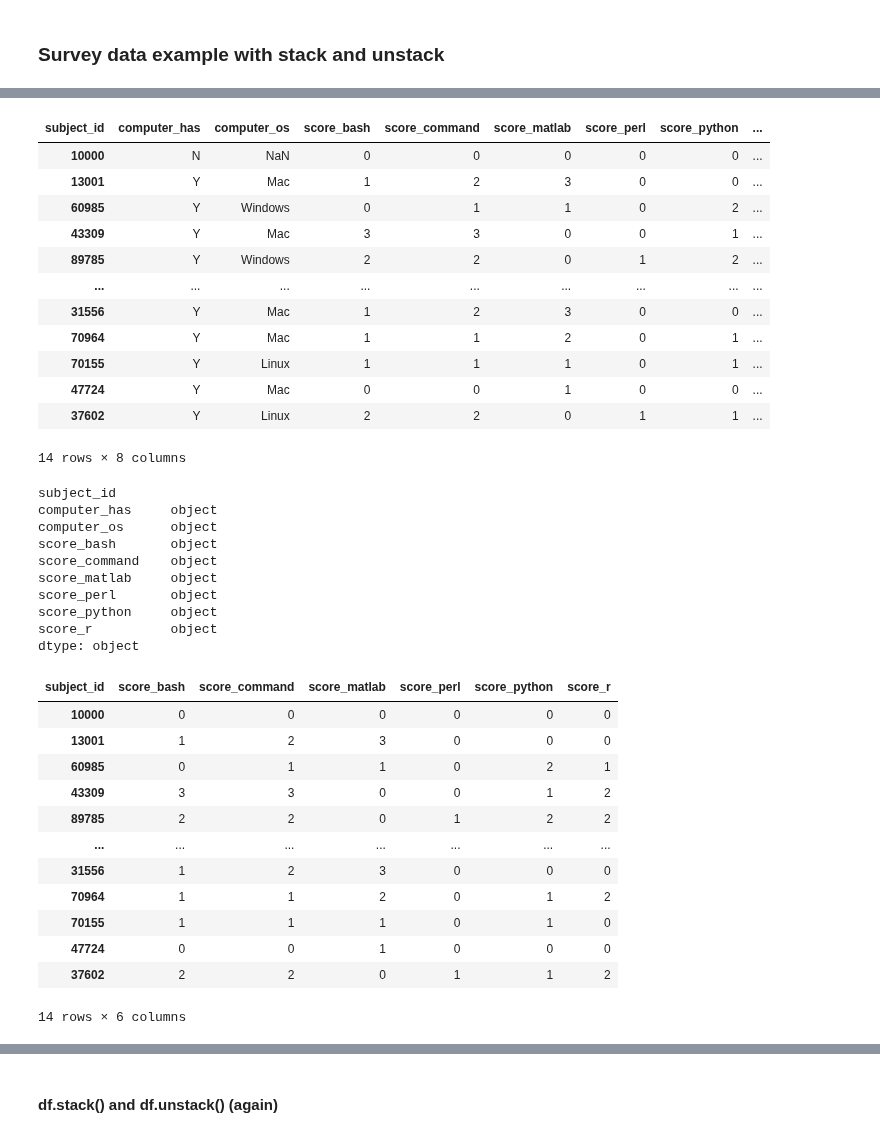
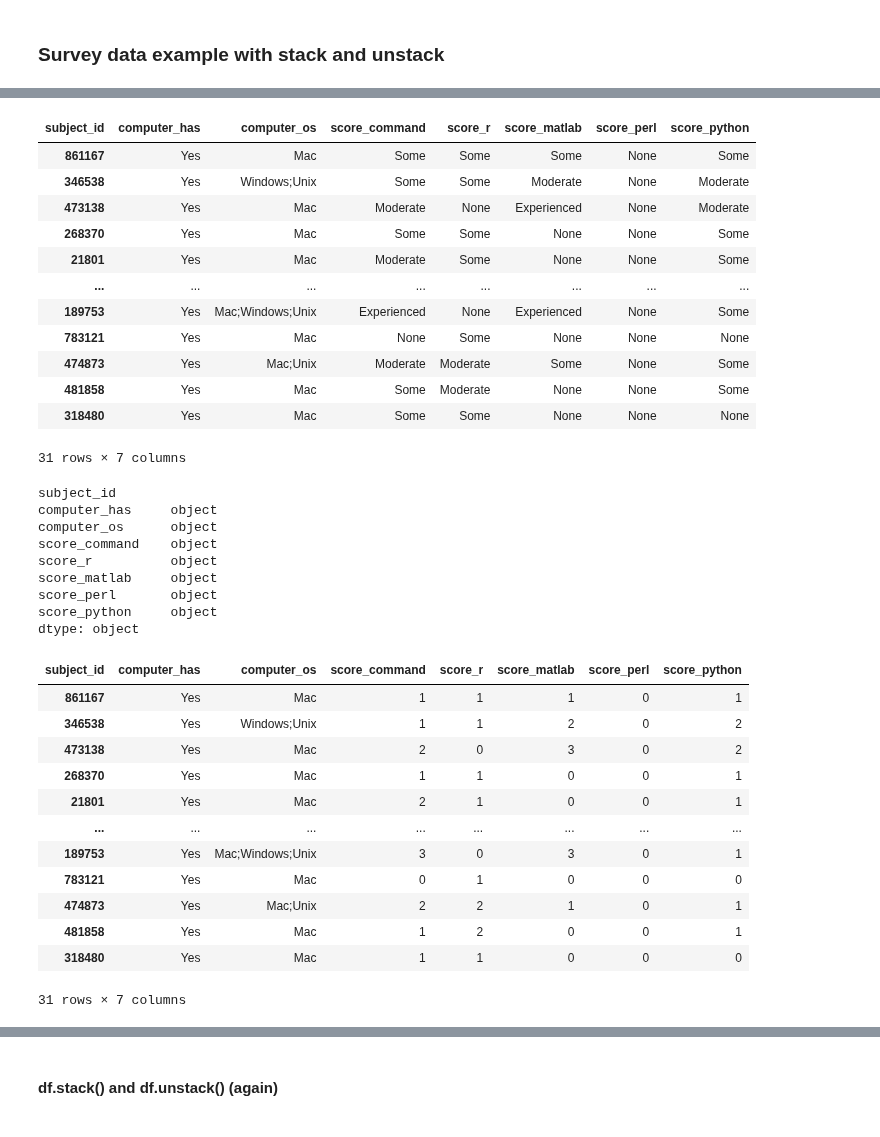
Before and after one commit to cuttlefishh/python-for-data-analysis, a Jupyter notebook: lessons/lesson12.ipynb, the cells around one changed output, grey strips where cells are left out. Drawn from its saved outputs; the diff is of its cells as text; code cells hidden in the pictures.

```diff
--- a/lessons/lesson12.ipynb
+++ b/lessons/lesson12.ipynb
@@ -718,7 +760,7 @@ pd.DataFrame(unstack_df)
 # %% [markdown]
 ### Survey data example with stack and unstack
 # %%
-df = pd.read_csv('../data/survey_scores_2015.csv', index_col=0)
+df = pd.read_csv('../data/survey_scores_2018_fall.csv', index_col=0)
 # %%
 df
 # %% [output]
@@ -737,45 +779,53 @@ df = df.transpose()
 # %%
 df
 # %% [output]
-| subject_id | computer_has | computer_os | score_bash | score_command | score_matlab | score_perl | score_python | ... |
-| 10000 | N | NaN | 0 | 0 | 0 | 0 | 0 | ... |
-| 13001 | Y | Mac | 1 | 2 | 3 | 0 | 0 | ... |
-| 60985 | Y | Windows | 0 | 1 | 1 | 0 | 2 | ... |
-| 43309 | Y | Mac | 3 | 3 | 0 | 0 | 1 | ... |
-| 89785 | Y | Windows | 2 | 2 | 0 | 1 | 2 | ... |
-| ... | ... | ... | ... | ... | ... | ... | ... | ... |
-| 31556 | Y | Mac | 1 | 2 | 3 | 0 | 0 | ... |
-| 70964 | Y | Mac | 1 | 1 | 2 | 0 | 1 | ... |
-| 70155 | Y | Linux | 1 | 1 | 1 | 0 | 1 | ... |
-| 47724 | Y | Mac | 0 | 0 | 1 | 0 | 0 | ... |
-| 37602 | Y | Linux | 2 | 2 | 0 | 1 | 1 | ... |
+| subject_id | computer_has | computer_os | score_command | score_r | score_matlab | score_perl | score_python |
+| 861167 | Yes | Mac | Some | Some | Some | None | Some |
+| 346538 | Yes | Windows;Unix | Some | Some | Moderate | None | Moderate |
+| 473138 | Yes | Mac | Moderate | None | Experienced | None | Moderate |
+| 268370 | Yes | Mac | Some | Some | None | None | Some |
+| 21801 | Yes | Mac | Moderate | Some | None | None | Some |
+| ... | ... | ... | ... | ... | ... | ... | ... |
+| 189753 | Yes | Mac;Windows;Unix | Experienced | None | Experienced | None | Some |
+| 783121 | Yes | Mac | None | Some | None | None | None |
+| 474873 | Yes | Mac;Unix | Moderate | Moderate | Some | None | Some |
+| 481858 | Yes | Mac | Some | Moderate | None | None | Some |
+| 318480 | Yes | Mac | Some | Some | None | None | None |
-14 rows × 8 columns
+31 rows × 7 columns
 # %%
 df.dtypes
 # %% [output]
 subject_id
 computer_has     object
 computer_os      object
-score_bash       object
 score_command    object
+score_r          object
 score_matlab     object
 score_perl       object
 score_python     object
-score_r          object
 dtype: object
+# %%
+def score_to_numeric(score):
+    converter = {'None': 0, 'Some': 1, 'Moderate': 2, 'Experienced': 3}
+    return converter[score]
+# %%
+numeric_cols = ['score_command', 'score_r', 'score_matlab', 'score_perl', 'score_python']
+# %%
+for col in numeric_cols:
+    df[col] = df[col].apply(score_to_numeric)
 # %%
-df.iloc[:,2:]
+df
 # %% [output]
-| subject_id | score_bash | score_command | score_matlab | score_perl | score_python | score_r |
-| 10000 | 0 | 0 | 0 | 0 | 0 | 0 |
-| 13001 | 1 | 2 | 3 | 0 | 0 | 0 |
-| 60985 | 0 | 1 | 1 | 0 | 2 | 1 |
-| 43309 | 3 | 3 | 0 | 0 | 1 | 2 |
-| 89785 | 2 | 2 | 0 | 1 | 2 | 2 |
-| ... | ... | ... | ... | ... | ... | ... |
-| 31556 | 1 | 2 | 3 | 0 | 0 | 0 |
-| 70964 | 1 | 1 | 2 | 0 | 1 | 2 |
-| 70155 | 1 | 1 | 1 | 0 | 1 | 0 |
-| 47724 | 0 | 0 | 1 | 0 | 0 | 0 |
-| 37602 | 2 | 2 | 0 | 1 | 1 | 2 |
+| subject_id | computer_has | computer_os | score_command | score_r | score_matlab | score_perl | score_python |
+| 861167 | Yes | Mac | 1 | 1 | 1 | 0 | 1 |
+| 346538 | Yes | Windows;Unix | 1 | 1 | 2 | 0 | 2 |
+| 473138 | Yes | Mac | 2 | 0 | 3 | 0 | 2 |
+| 268370 | Yes | Mac | 1 | 1 | 0 | 0 | 1 |
+| 21801 | Yes | Mac | 2 | 1 | 0 | 0 | 1 |
+| ... | ... | ... | ... | ... | ... | ... | ... |
+| 189753 | Yes | Mac;Windows;Unix | 3 | 0 | 3 | 0 | 1 |
+| 783121 | Yes | Mac | 0 | 1 | 0 | 0 | 0 |
+| 474873 | Yes | Mac;Unix | 2 | 2 | 1 | 0 | 1 |
+| 481858 | Yes | Mac | 1 | 2 | 0 | 0 | 1 |
+| 318480 | Yes | Mac | 1 | 1 | 0 | 0 | 0 |
-14 rows × 6 columns
+31 rows × 7 columns
```
Also changed, not shown: parts of 68 cells of this notebook, 2 other files.
